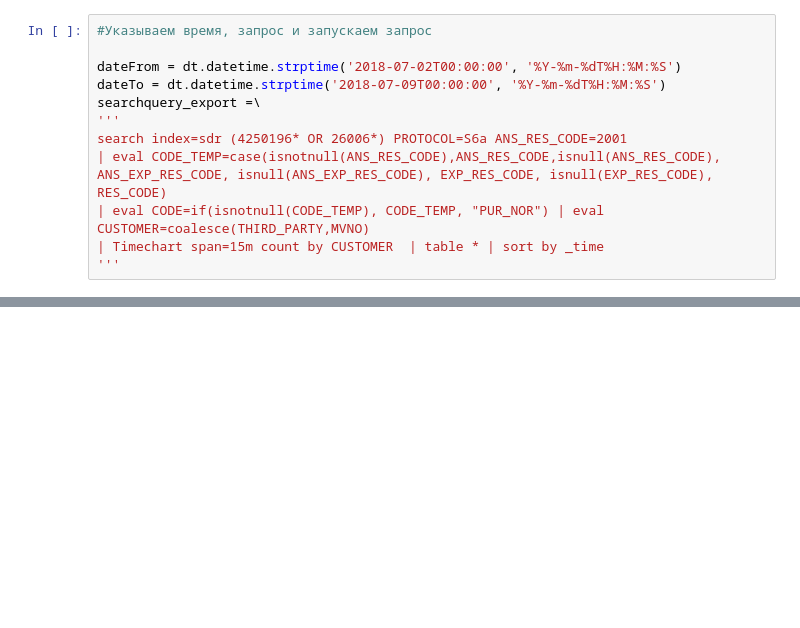
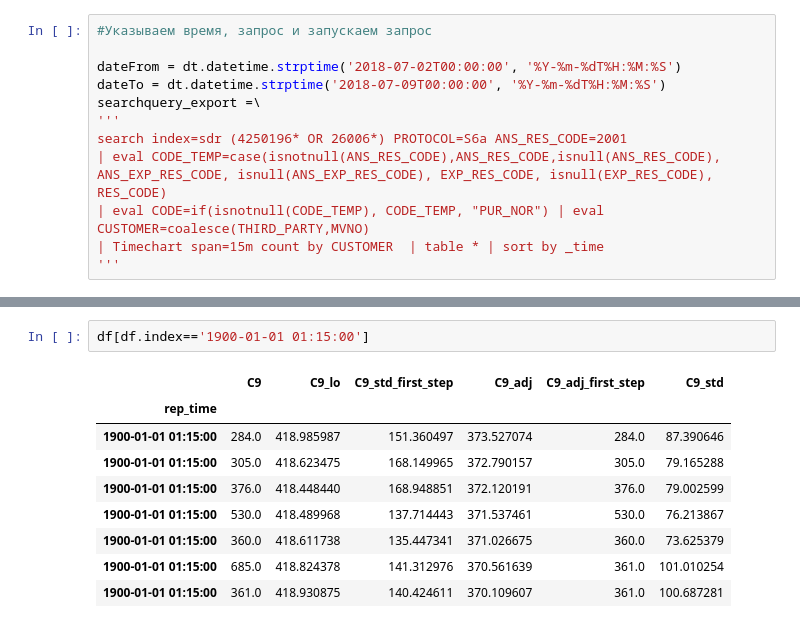
Before and after one commit to balobinp/RB_BD, a Jupyter notebook: RB_Splunk_Search_Deviation_Python3.ipynb, the cells around one changed output, grey strips where cells are left out. Saved outputs shown, nothing was run; the diff lists cells and outputs as text; blank space fills up the shorter version.

```diff
--- a/RB_Splunk_Search_Deviation_Python3.ipynb
+++ b/RB_Splunk_Search_Deviation_Python3.ipynb
@@ -241,0 +275,12 @@ for name in l:
+# %%
+df[df.index=='1900-01-01 01:15:00']
+# %% [output]
+|  | C9 | C9_lo | C9_std_first_step | C9_adj | C9_adj_first_step | C9_std |
+| rep_time |  |  |  |  |  |  |
+| 1900-01-01 01:15:00 | 284.0 | 418.985987 | 151.360497 | 373.527074 | 284.0 | 87.390646 |
+| 1900-01-01 01:15:00 | 305.0 | 418.623475 | 168.149965 | 372.790157 | 305.0 | 79.165288 |
+| 1900-01-01 01:15:00 | 376.0 | 418.448440 | 168.948851 | 372.120191 | 376.0 | 79.002599 |
+| 1900-01-01 01:15:00 | 530.0 | 418.489968 | 137.714443 | 371.537461 | 530.0 | 76.213867 |
+| 1900-01-01 01:15:00 | 360.0 | 418.611738 | 135.447341 | 371.026675 | 360.0 | 73.625379 |
+| 1900-01-01 01:15:00 | 685.0 | 418.824378 | 141.312976 | 370.561639 | 361.0 | 101.010254 |
+| 1900-01-01 01:15:00 | 361.0 | 418.930875 | 140.424611 | 370.109607 | 361.0 | 100.687281 |
```
Also changed, not shown: parts of 5 cells of this notebook.
